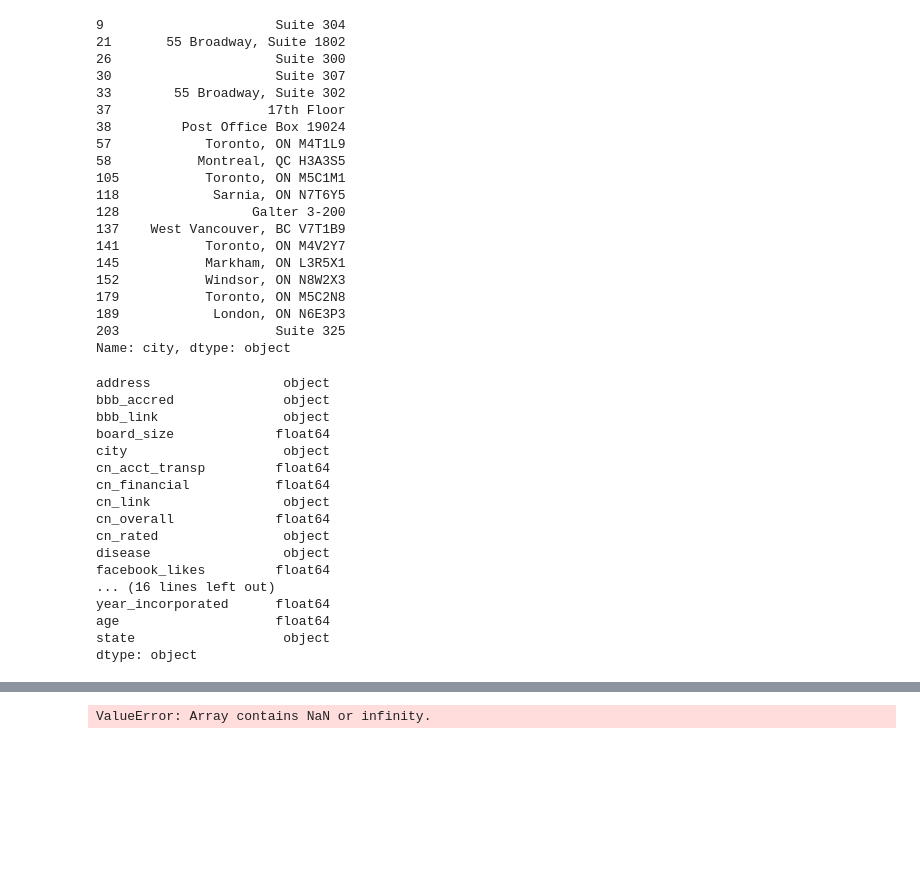
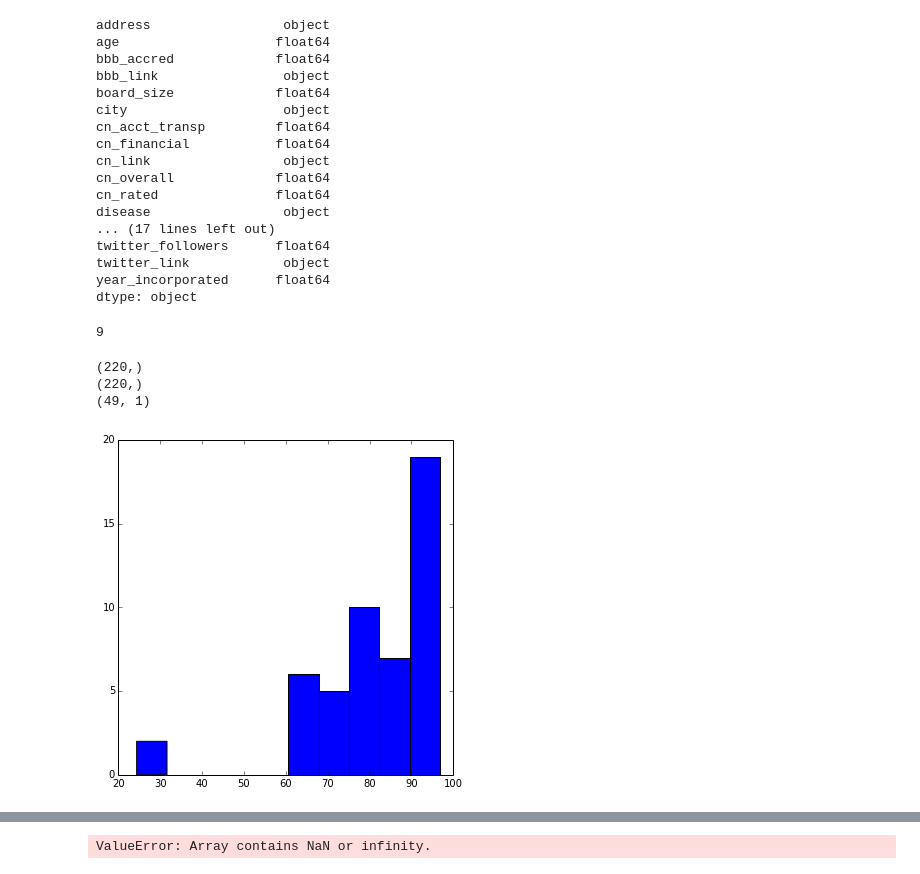
Before and after one commit to kdsimmons/InsightProject, a Jupyter notebook: make_graphs.ipynb, the cells around one changed output, grey strips where cells are left out. Cells and saved outputs as stored; diff of their text form; code cells hidden in the pictures; blank space fills up the shorter version.

Commit message:
Cleaned SQL data. Added selection based on state.

```diff
--- a/make_graphs.ipynb
+++ b/make_graphs.ipynb
@@ -26,45 +26,12 @@ with con:
     for disease in disease_list:
         pandadf = pd.read_sql("SELECT * FROM " + str(disease), con)
         combined_panda = pd.concat([combined_panda, pandadf], 0)
-# %%
-# Clean data
-combined_panda['year_incorporated'][combined_panda['year_incorporated'] == 0] = np.nan
-combined_panda['age'] = 2015 - combined_panda['year_incorporated']
-
-combined_panda['state'] = ''
-# TO DO: find more efficient way to do this (probably using pandas.apply)
-for idx in range(len(combined_panda)):
-    match = re.search(', ([A-Z][A-Z]) [0-9]+', combined_panda['city'][idx])
-    if match:
-        combined_panda['state'][idx] = match.group(1)
-# %%
-combined_panda[combined_panda['state']=='']['city']
-# %% [output]
-9                      Suite 304
-21       55 Broadway, Suite 1802
-26                     Suite 300
-30                     Suite 307
-33        55 Broadway, Suite 302
-37                    17th Floor
-38         Post Office Box 19024
-57            Toronto, ON M4T1L9
-58           Montreal, QC H3A3S5
-105           Toronto, ON M5C1M1
-118            Sarnia, ON N7T6Y5
-128                 Galter 3-200
-137    West Vancouver, BC V7T1B9
-141           Toronto, ON M4V2Y7
-145           Markham, ON L3R5X1
-152           Windsor, ON N8W2X3
-179           Toronto, ON M5C2N8
-189            London, ON N6E3P3
-203                    Suite 325
-Name: city, dtype: object
 # %%
 combined_panda.dtypes
 # %% [output]
 address                 object
-bbb_accred              object
+age                    float64
+bbb_accred             float64
 bbb_link                object
 board_size             float64
 city                    object
@@ -72,13 +39,12 @@ cn_acct_transp         float64
 cn_financial           float64
 cn_link                 object
 cn_overall             float64
-cn_rated                object
+cn_rated               float64
 disease                 object
-facebook_likes         float64
-... (16 lines left out)
+... (17 lines left out)
+twitter_followers      float64
+twitter_link            object
 year_incorporated      float64
-age                    float64
-state                   object
 dtype: object
 # %%
 # Choose features
@@ -86 +52,21 @@ feature_names = ['cn_overall', 'cn_acct_transp', 'cn_financial', 'percent_admin'
                  'age', 'total_contributions', 'total_expenses', 'total_revenue', 'twitter_followers']
+# %%
+# Fix NaNs that were replaced by 0's in transfer to SQL.
+for col in ['cn_overall', 'cn_acct_transp', 'cn_financial', 'percent_admin', 'percent_fund', 'percent_program', 'total_contributions', 'total_expenses', 'total_revenue']:
+    for idx in range(len(combined_panda)):
+        if combined_panda['cn_rated'][idx] == 0:
+            combined_panda[idx:(idx+1)][col] = None
+# %%
+sum(combined_panda['total_revenue']>.2e9)
+# %% [output]
+9
+# %%
+series = combined_panda[mask==1]['cn_overall']
+series = series[:,np.newaxis]
+plt.figure(figsize=[6,6]);
+plt.hist(series,bins=10);
+# %% [output]
+(220,)
+(220,)
+(49, 1)
+[figure, added]
```
Also changed, not shown: parts of 6 cells of this notebook, 9 other files.
